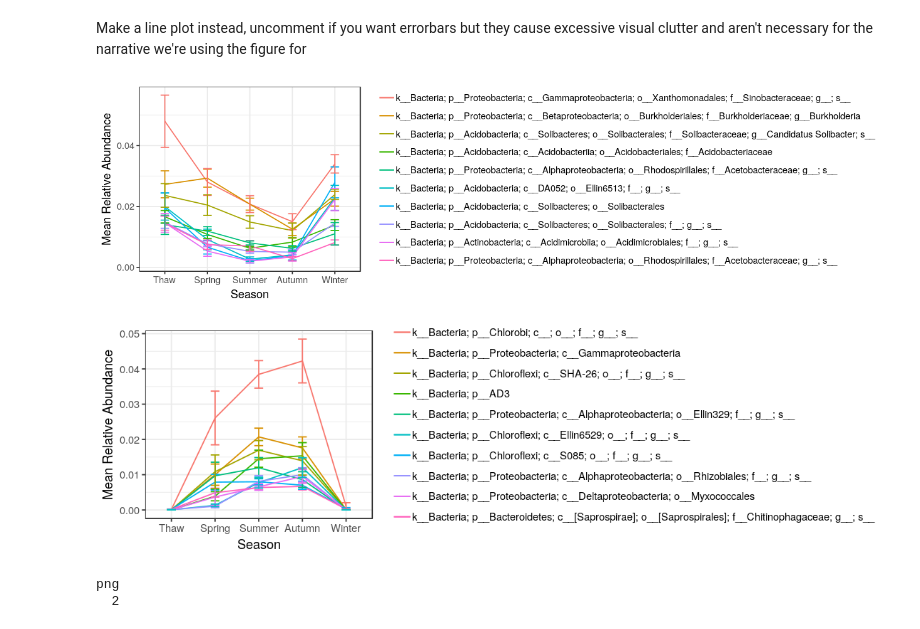
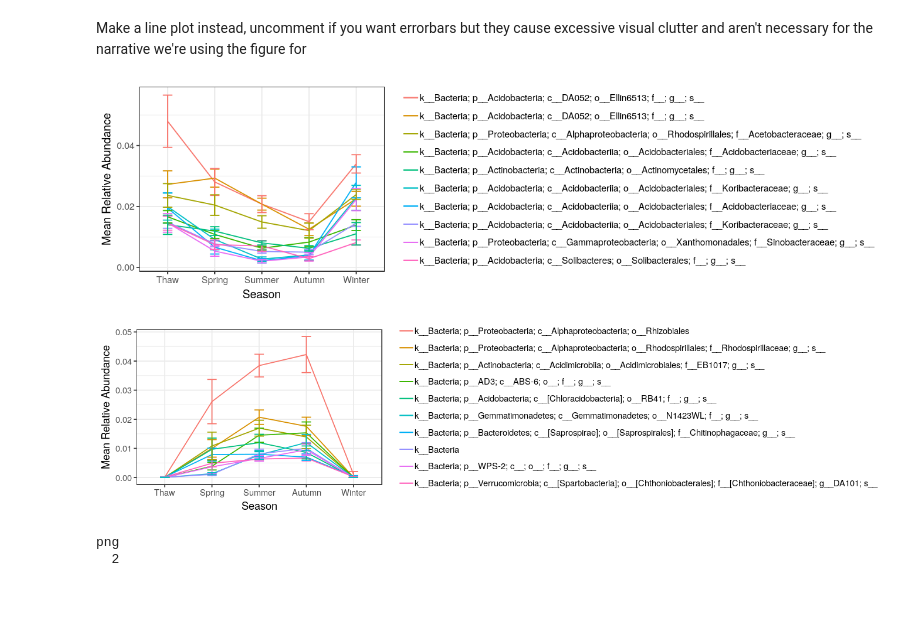
Before and after one commit to mwhall/ISMEJ_Arctic_Soil, a Jupyter notebook: TemporalFigure.ipynb, the cells around one changed output. Drawn from its saved outputs; the diff is of its cells as text; code cells hidden in the pictures; blank space fills up the shorter version.

Commit message:
Mix up between rows and OTU numbers led to incorrect classification labels

```diff
--- a/TemporalFigure.ipynb
+++ b/TemporalFigure.ipynb
@@ -128,7 +157,9 @@ colnames(sb_mineral_sd) <- c("Season", "OTU", "AbundanceSD")
 
 sb_organic <- merge(sb_organic_mean, sb_organic_sd)
 sb_mineral <- merge(sb_mineral_mean, sb_mineral_sd)
-sb_organic$Classification <- as.character(organic_otutable[sb_organic$OTU, 'Consensus.Lineage'])
-sb_mineral$Classification <- as.character(mineral_otutable[sb_mineral$OTU, 'Consensus.Lineage'])
+
+sb_organic$Classification <- as.character(organic_otutable[match(sb_organic$OTU, organic_otutable$X.OTU.ID), 'Consensus.Lineage'])
+sb_mineral$Classification <- as.character(mineral_otutable[match(sb_mineral$OTU, mineral_otutable$X.OTU.ID), 'Consensus.Lineage'])
 sb_organic$OTU <- factor(sb_organic$OTU, levels=organic_otutable[topn_organic, "X.OTU.ID"])
 sb_mineral$OTU <- factor(sb_mineral$OTU, levels=mineral_otutable[topn_mineral, "X.OTU.ID"])
+sb_mineral
@@ -150,22 +199,22 @@ theme_bw() + scale_colour_discrete(labels=sb_organic$Classification[1:10]) + the
 guides(colour=guide_legend(nrow=topn,byrow=TRUE)) + ylab("Mean Relative Abundance")
 p1
 # %% [output]
-[figure, old version]
+[figure, new version]
 # %%
-options(repr.plot.width=9.25, repr.plot.height=2.75)
+options(repr.plot.width=11.25, repr.plot.height=2.75)
 #pdf("mineral_by_season.pdf", height=3, width=10.5)
 p2 <- ggplot(sb_mineral) +
 geom_line(aes(y=MeanRelativeAbundance,
               x = Season,
               group=OTU,
               colour=OTU)) +
 geom_errorbar(aes(x = Season,
                   ymin=MeanRelativeAbundance+AbundanceSD,
                   ymax=MeanRelativeAbundance-AbundanceSD,
                   colour=factor(OTU)), width=0.2) +
 theme_bw() + scale_colour_discrete(labels=sb_mineral$Classification[1:10])+ theme(legend.title=element_blank(), legend.position="right") +
 guides(colour=guide_legend(nrow=topn,byrow=TRUE)) + ylab("Mean Relative Abundance")
 p2
 # %% [output]
-[figure, old version]
+[figure, new version]
 # %%
```
Also changed, not shown: parts of 5 cells of this notebook, 1 other file.
